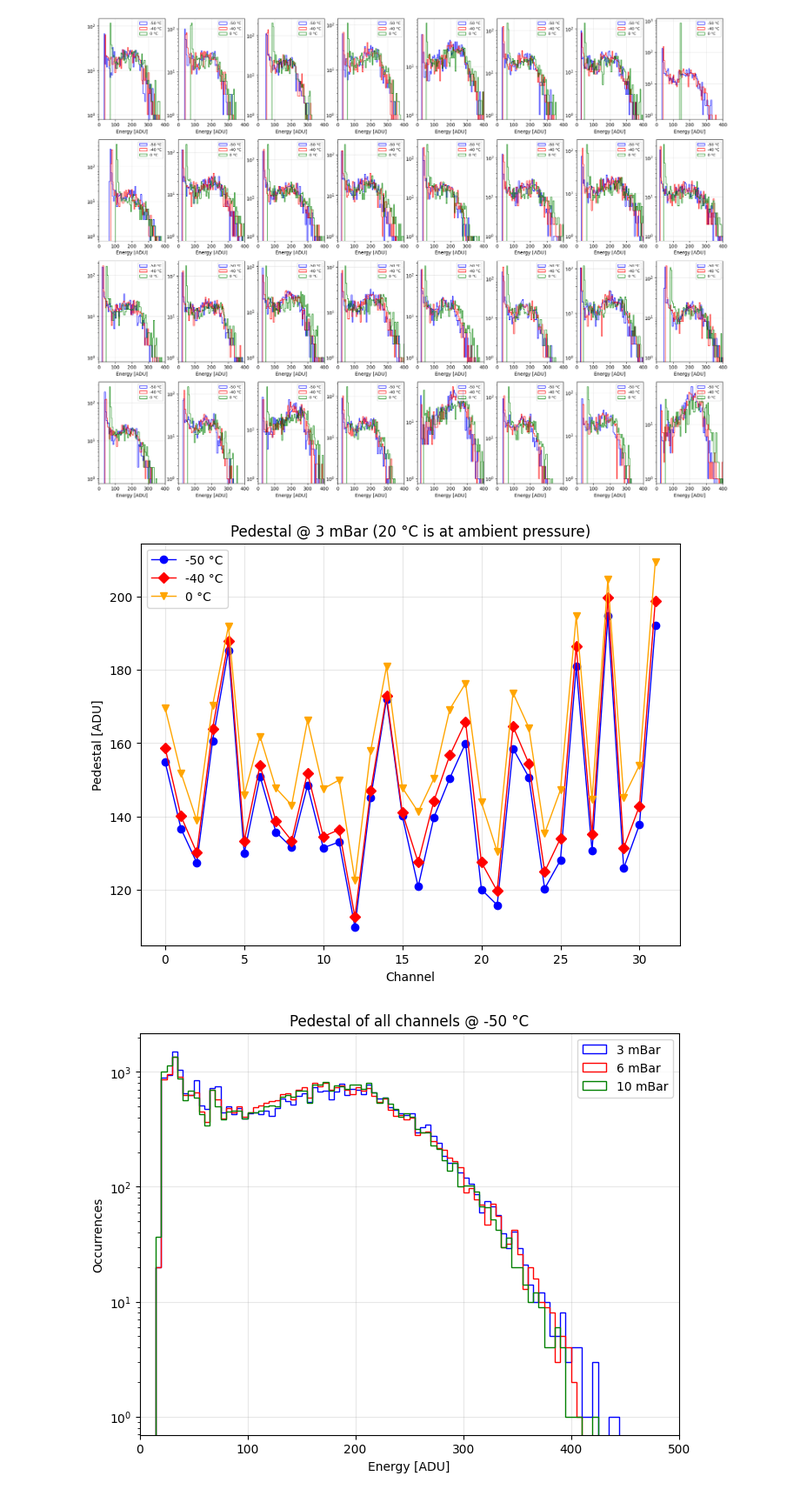
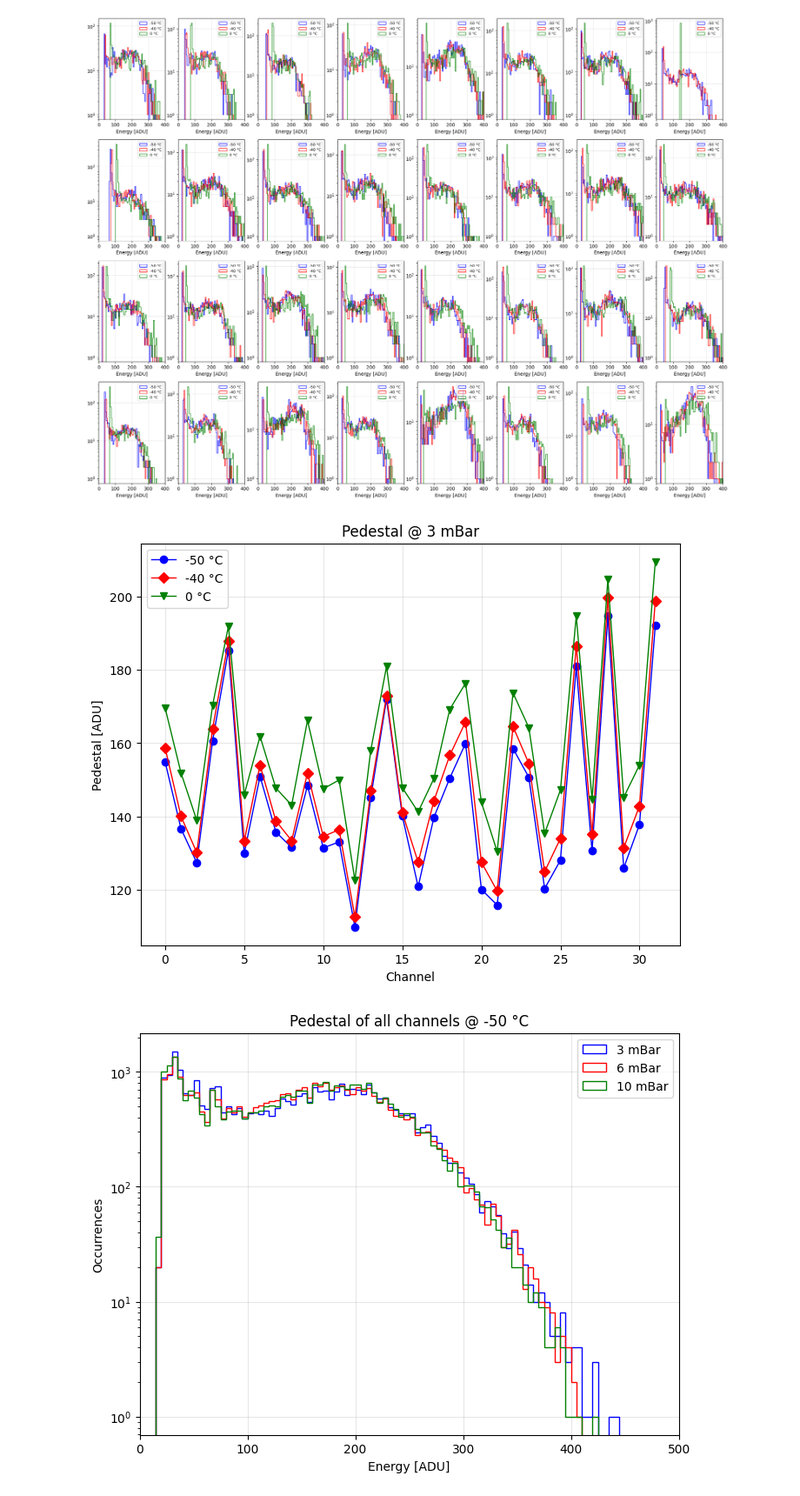
Before and after one commit to microlab-unibg/GAPS_TVAC_module_029_test, a Jupyter notebook: pedestal.ipynb, the cells around one changed output. Shown at 87% size. Drawn from its saved outputs; the diff is of its cells as text; code cells hidden in the pictures.

```diff
--- a/pedestal.ipynb
+++ b/pedestal.ipynb
@@ -420,35 +420,35 @@ for ch in channels:
         & (ped_alltemps_press["ch"] == ch)
     ]["pedestal"]
     ped_temp_press_ch = reject_outliers(ped_temp_press_ch, np.mean(ped_temp_press_ch))
     ped_mean = np.mean(ped_temp_press_ch)
     ped_means_0.append(ped_mean)
 
 # amb, amb
 ped_means_20 = []
 for ch in channels:
     ped_temp_press_ch = ped_alltemps_press[
         (ped_alltemps_press["temperature"] == 25)
         & (ped_alltemps_press["pressure"] == 1013.25)
         & (ped_alltemps_press["ch"] == ch)
     ]["pedestal"]
     ped_temp_press_ch = reject_outliers(ped_temp_press_ch, np.mean(ped_temp_press_ch))
     ped_mean = np.mean(ped_temp_press_ch)
     ped_means_20.append(ped_mean)
 
 plt.clf()
 plt.plot(channels, ped_means_m50, "-o", color="blue", linewidth=1, label="-50 °C")
 plt.plot(channels, ped_means_m40, "-D", color="red", linewidth=1, label="-40 °C")
 plt.plot(channels, ped_means_0, "-v", color="green", linewidth=1, label="0 °C")
 # plt.plot(channels, ped_means_20, "->", color="green", linewidth=1, label="20 °C")
 
 plt.legend()
 plt.grid(alpha=0.3)
 plt.xlabel("Channel")
 plt.ylabel("Pedestal [ADU]")
-plt.title("Pedestal @ 3 mBar (20 °C is at ambient pressure)")
+plt.title("Pedestal @ 3 mBar")
 plt.show()
 # %% [output]
-[figure, old version]
+[figure, new version]
 # %%
 # Plot pedestal comparison at -50 and 3, 6, 10 mbar
 ped_alltemps_press = read_data("ped_alltemps_press", cache_folder)
```
